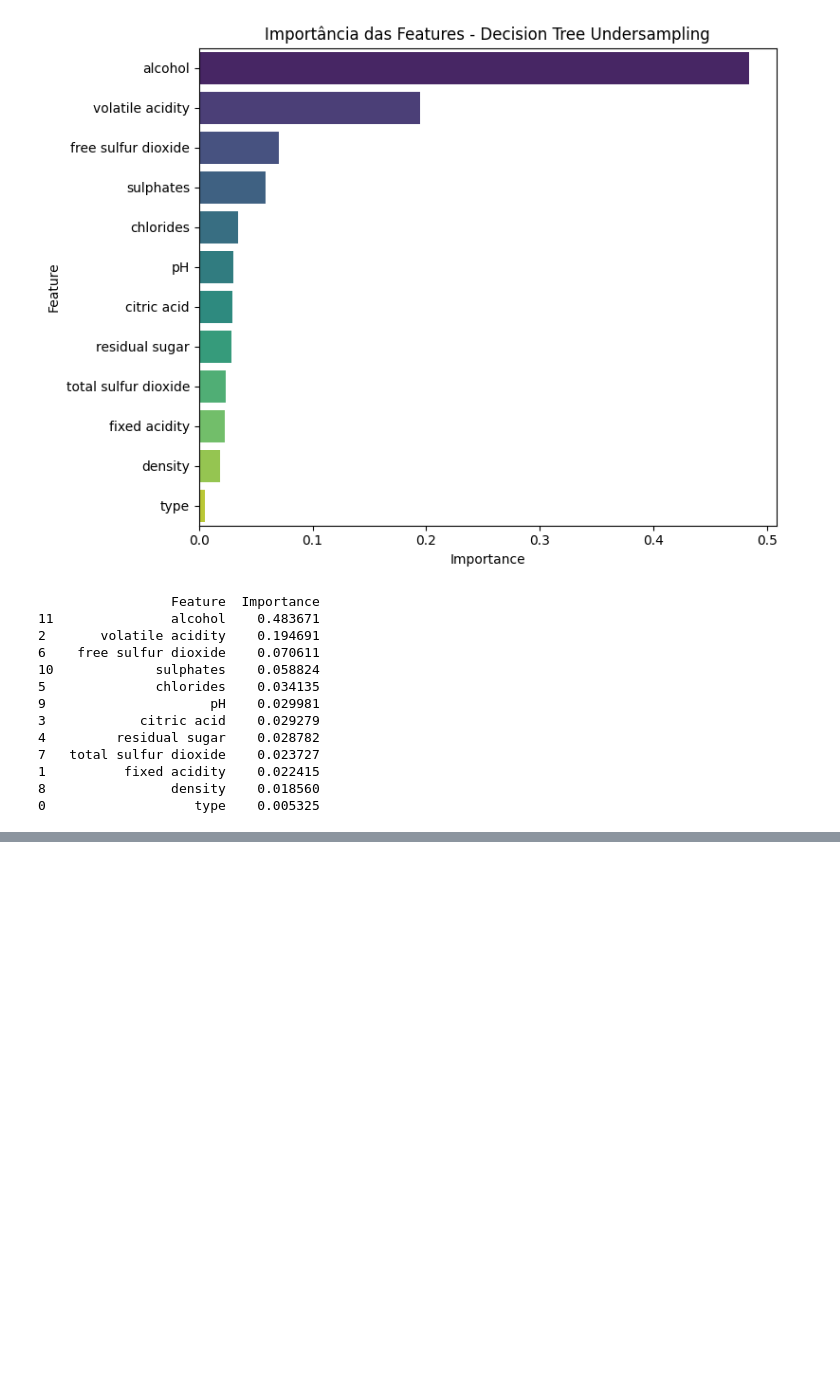
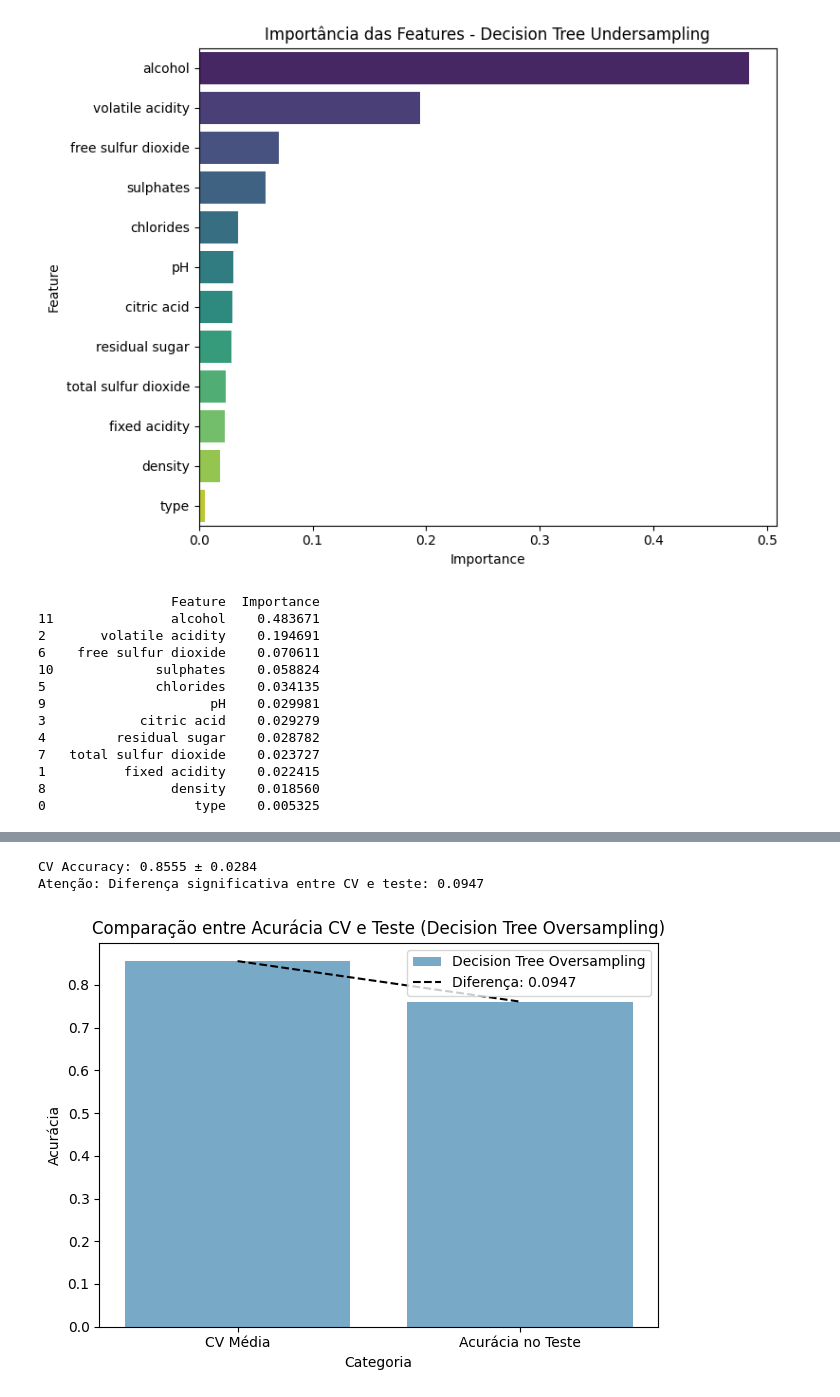
Before and after one commit to BMateusSs/Projeto-PSI3, a Jupyter notebook: decision_tree_wine_quality.ipynb, the cells around one changed output, grey strips where cells are left out. Saved outputs shown, nothing was run; the diff lists cells and outputs as text; code cells hidden in the pictures; blank space fills up the shorter version.

Commit message:
decision tree oversampling

```diff
--- a/decision_tree_wine_quality.ipynb
+++ b/decision_tree_wine_quality.ipynb
@@ -495,0 +497,7 @@ plotar_importancia_features(clf_tree_under, X_res, "Decision Tree Undersampling"
+# %%
+from imblearn.over_sampling import RandomOverSampler
+
+ros = RandomOverSampler(random_state=42)
+X_over, y_over = ros.fit_resample(X_train, y_train)
+print("Distribuição após Oversampling:")
+print(pd.Series(y_over).value_counts())
@@ -495,0 +510,14 @@ plotar_importancia_features(clf_tree_under, X_res, "Decision Tree Undersampling"
+# %%
+# Grid de hiperparâmetros
+param_grid_over = param_grid.copy()
+# GridSearchCV com dados balanceados por oversampling
+grid_search_over = GridSearchCV(
+    estimator=DecisionTreeClassifier(random_state=42),
+    param_grid=param_grid_over,
+    cv=5,
+    scoring='accuracy',
+    n_jobs=-1
+)
+grid_search_over.fit(X_over, y_over)
+clf_tree_over = grid_search_over.best_estimator_
+print("Melhores parâmetros com Oversampling:", grid_search_over.best_params_)
@@ -495,0 +526,9 @@ plotar_importancia_features(clf_tree_under, X_res, "Decision Tree Undersampling"
+# %%
+# Avaliação com conjunto de teste original
+tabela_metricas_tree_over = gerar_tabela_metricas(clf_tree_over, X_over, y_over, X_test, y_test)
+print("\n===== Tabela de Métricas (Decision Tree com Oversampling) =====")
+print(tabela_metricas_tree_over)
+acc_train_tree_over = accuracy_score(y_over, clf_tree_over.predict(X_over))
+acc_test_tree_over = accuracy_score(y_test, clf_tree_over.predict(X_test))
+print(f"\nAcurácia Treino (Oversampling): {acc_train_tree_over:.4f}")
+print(f"Acurácia Teste  (Oversampling): {acc_test_tree_over:.4f}")
@@ -495,0 +549,10 @@ plotar_importancia_features(clf_tree_under, X_res, "Decision Tree Undersampling"
+# %%
+# Avaliação por Cross-Validation no conjunto balanceado
+cv_mean_tree_over, diff_tree_over = avaliar_cross_validation(
+    clf_tree_over, X_over, y_over, acc_test_tree_over, "Decision Tree Oversampling"
+)
+plotar_comparacao_cv_teste(cv_mean_tree_over, acc_test_tree_over, diff_tree_over, "Decision Tree Oversampling")
+# %% [output]
+CV Accuracy: 0.8555 ± 0.0284
+Atenção: Diferença significativa entre CV e teste: 0.0947
+[figure, added]
```
Also changed, not shown: parts of 9 cells of this notebook.
